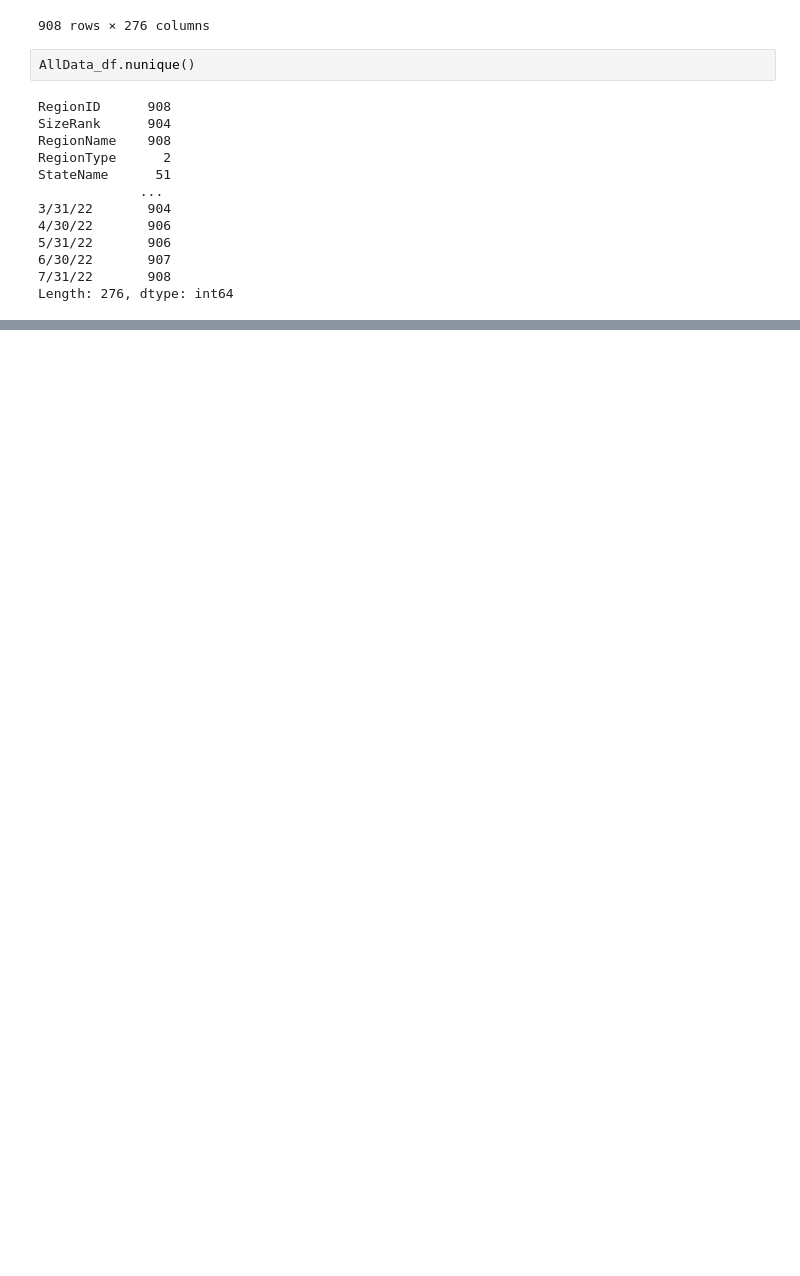
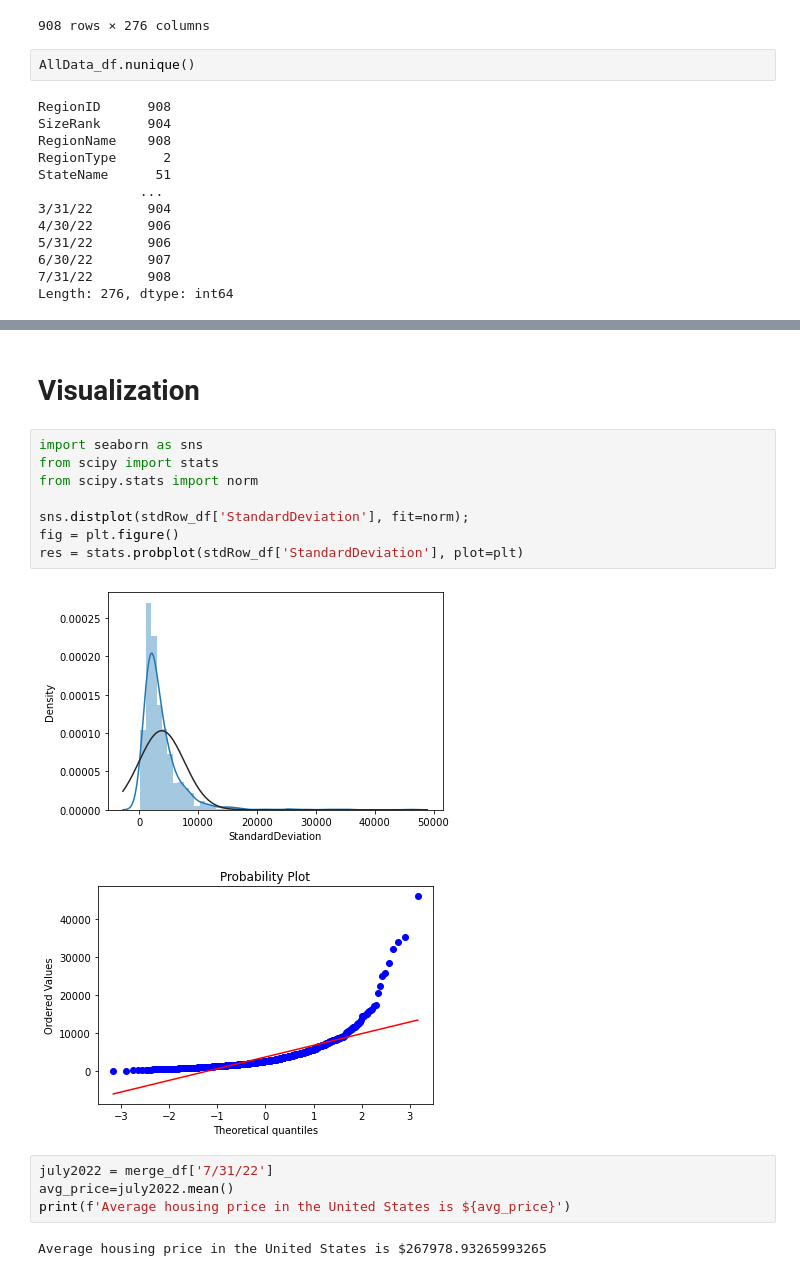
Before and after one commit to SringayKeno/Real_Estate, a Jupyter notebook: Metro July 2022 Middle Tier Housing Value prediction -Random Forest.ipynb, the cells around one changed output, grey strips where cells are left out. Cells and saved outputs as stored; diff of their text form; blank space fills up the shorter version.

```diff
--- a/Metro July 2022 Middle Tier Housing Value prediction -Random Forest.ipynb
+++ b/Metro July 2022 Middle Tier Housing Value prediction -Random Forest.ipynb
@@ -302,0 +440,19 @@ yoy_df.var(axis=1)
+# %% [markdown]
+# Visualization
+# %%
+import seaborn as sns
+from scipy import stats
+from scipy.stats import norm
+
+sns.distplot(stdRow_df['StandardDeviation'], fit=norm);
+fig = plt.figure()
+res = stats.probplot(stdRow_df['StandardDeviation'], plot=plt)
+# %% [output]
+[figure, added]
+[figure, added]
+# %%
+july2022 = merge_df['7/31/22']
+avg_price=july2022.mean()
+print(f'Average housing price in the United States is ${avg_price}')
+# %% [output]
+Average housing price in the United States is $267978.93265993265
```
Also changed, not shown: parts of 73 cells of this notebook, 5 other files.
